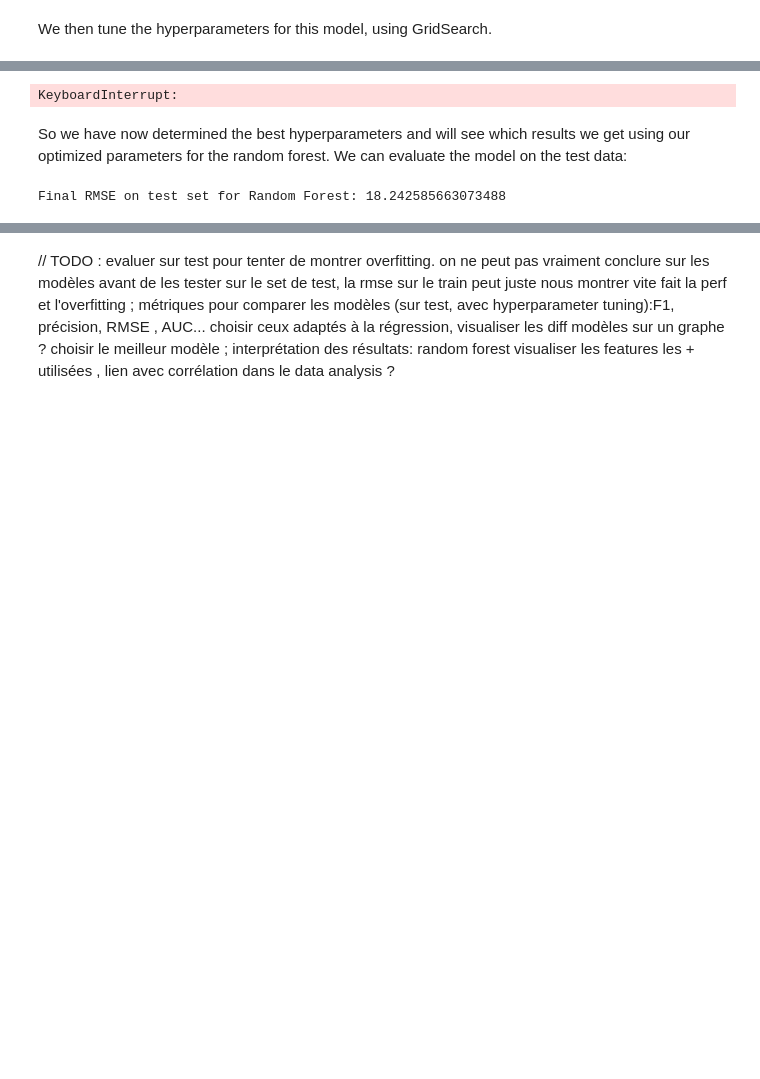
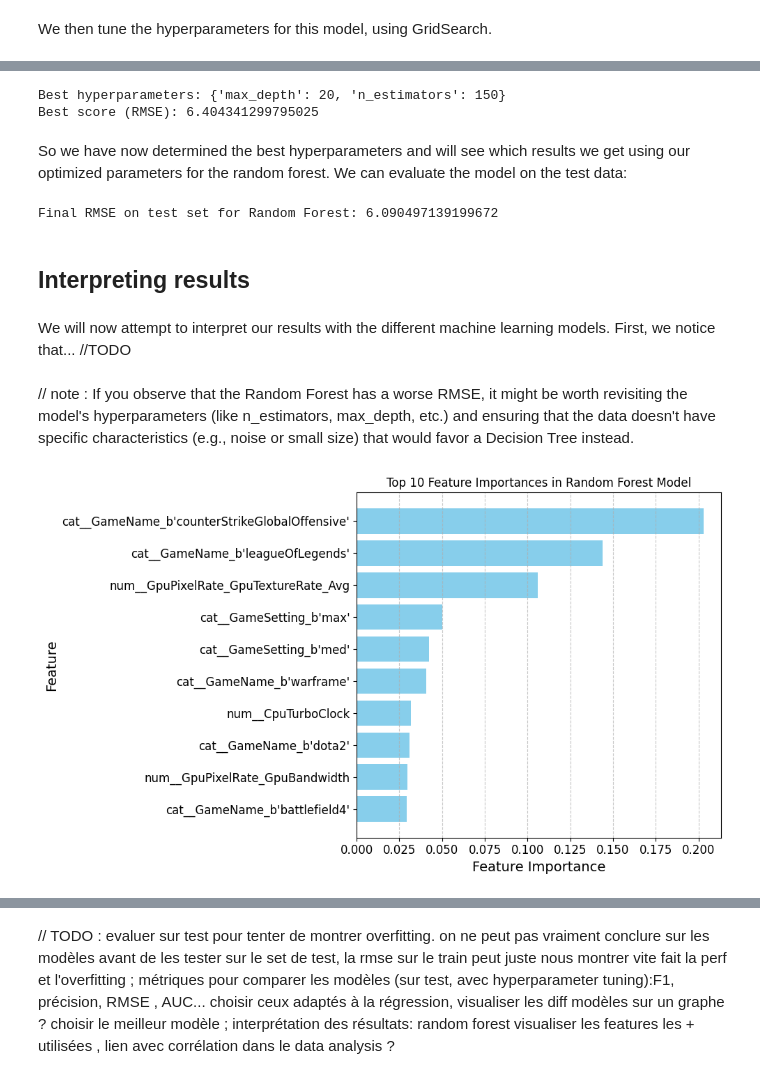
Before and after one commit to SarahBlevin/AAA_Project_Internet_addicts, a Jupyter notebook: AAA_InternetAddicts.ipynb, the cells around one changed output, grey strips where cells are left out. Cells and saved outputs as stored; diff of their text form; code cells hidden in the pictures; blank space fills up the shorter version.

```diff
--- a/AAA_InternetAddicts.ipynb
+++ b/AAA_InternetAddicts.ipynb
@@ -886,10 +876,8 @@ import numpy as np
 # Define the parameter grid for GridSearchCV
 param_grid = {
     'n_estimators': [50, 100, 150],  # Number of trees in the forest
-    'max_depth': [None, 10, 20],      # Maximum depth of the tree
-    'min_samples_split': [2, 5, 10], # Minimum samples required to split an internal node
-    'min_samples_leaf': [1, 2, 4]     # Minimum samples required to be at a leaf node
-}
+    'max_depth': [5, 10, 20, 25]     # Maximum depth of the tree
+    }
 
 
 # Initialize RandomForestRegressor
@@ -913,16 +901,9 @@ best_score = np.sqrt(-grid_search.best_score_)
 
 print("Best hyperparameters:", best_params)
 print("Best score (RMSE):", best_score)
-
-# Evaluate the best model on the test set (assuming X_test_prepared_no_pca and y_test are defined)
-final_model = grid_search.best_estimator_
-final_predictions = final_model.predict(X_test_prepared_no_pca)
-final_mse = mean_squared_error(y_test, final_predictions)
-final_rmse = np.sqrt(final_mse)
-
-print(f"Final RMSE on test set for Random Forest: {final_rmse}")
 # %% [output]
-KeyboardInterrupt:
+Best hyperparameters: {'max_depth': 20, 'n_estimators': 150}
+Best score (RMSE): 6.404341299795025
 # %% [markdown]
 So we have now determined the best hyperparameters and will see which results we get using our optimized parameters for the random forest. We can evaluate the model on the test data:
 # %%
@@ -936,9 +917,45 @@ final_model = grid_search.best_estimator_ # Use the best estimator from GridSear
 
 final_predictions = final_model.predict(X_test_prepared)
 
-final_mse = mean_squared_error(y_test, final_predictions)
-final_rmse = np.sqrt(final_mse)
+final_mse_rf = mean_squared_error(y_test, final_predictions)
+final_rmse_rf = np.sqrt(final_mse_rf)
 
-print(f"Final RMSE on test set for Random Forest: {final_rmse}")
+print(f"Final RMSE on test set for Random Forest: {final_rmse_rf}")
 # %% [output]
-Final RMSE on test set for Random Forest: 18.242585663073488
+Final RMSE on test set for Random Forest: 6.090497139199672
+# %% [markdown]
+## Interpreting results
+# %% [markdown]
+We will now attempt to interpret our results with the different machine learning models. First, we notice that... //TODO
+# %% [markdown]
+//  note : If you observe that the Random Forest has a worse RMSE, it might be worth revisiting the model's hyperparameters (like n_estimators, max_depth, etc.) and ensuring that the data doesn't have specific characteristics (e.g., noise or small size) that would favor a Decision Tree instead.
+# %%
+# Retrieve feature importances from the final model
+feature_importances = final_model.feature_importances_
+
+# Get feature names from the pipeline
+feature_names = full_pipeline_no_pca.get_feature_names_out()
+
+# Sort the features by importance
+sorted_indices = np.argsort(feature_importances)[::-1]
+sorted_feature_names = np.array(feature_names)[sorted_indices]
+sorted_importances = feature_importances[sorted_indices]
+# Number of top features to display
+top_k = 10  # Display the top 10 most important features
+
+# Get the top k features and their importances
+top_sorted_feature_names = sorted_feature_names[:top_k]
+top_sorted_importances = sorted_importances[:top_k]
+
+# Plot the top features
+plt.figure(figsize=(10, 6))
+plt.barh(top_sorted_feature_names, top_sorted_importances, color='skyblue')
+plt.xlabel("Feature Importance")
+plt.ylabel("Feature")
+plt.title(f"Top {top_k} Feature Importances in Random Forest Model")
+plt.gca().invert_yaxis()  # Invert y-axis to have the most important feature on top
+plt.grid(axis="x", linestyle="--", alpha=0.7)
+plt.tight_layout()  # Adjust layout to avoid clipping
+plt.show()
+# %% [output]
+[figure, added]
```
Also changed, not shown: parts of 13 cells of this notebook.
